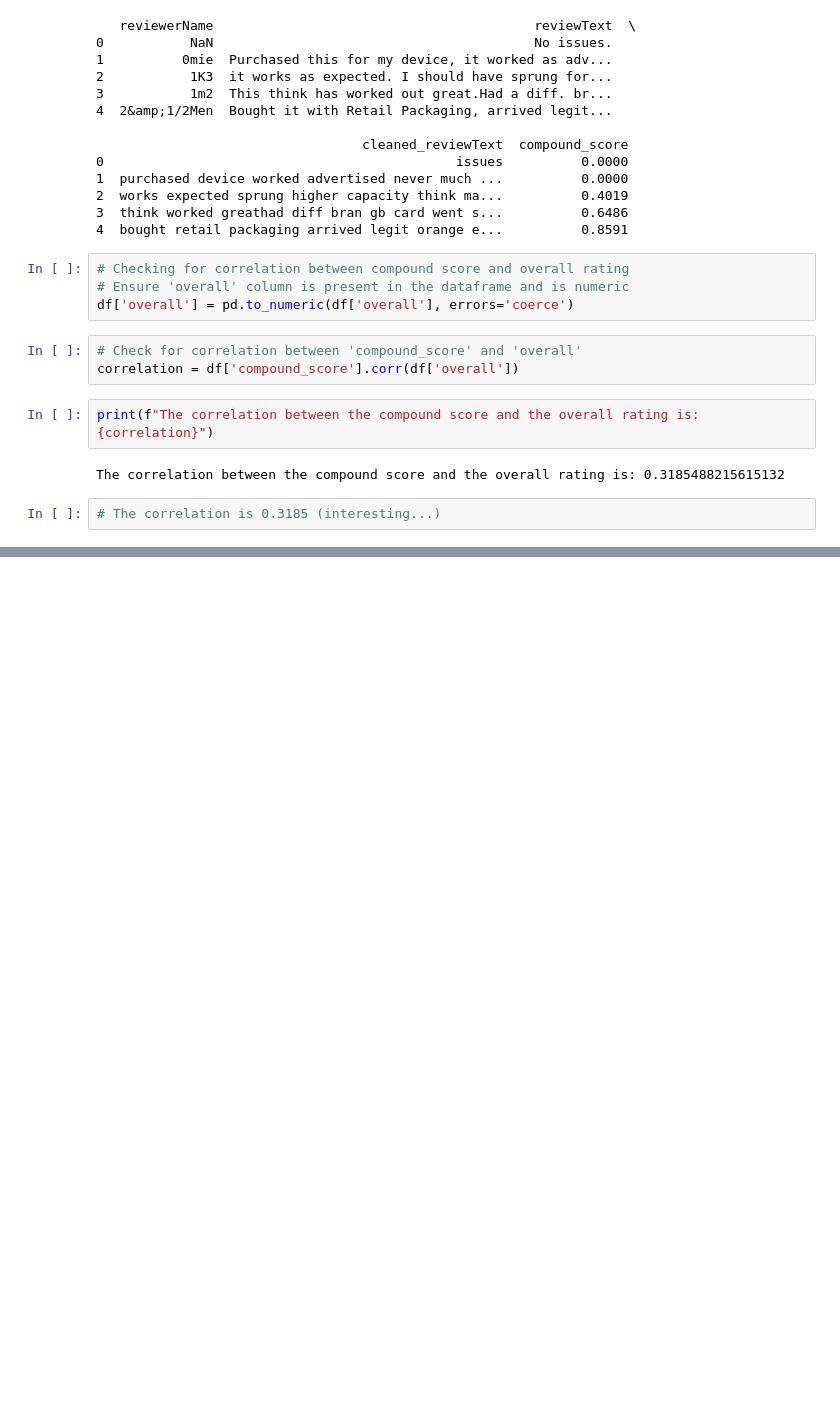
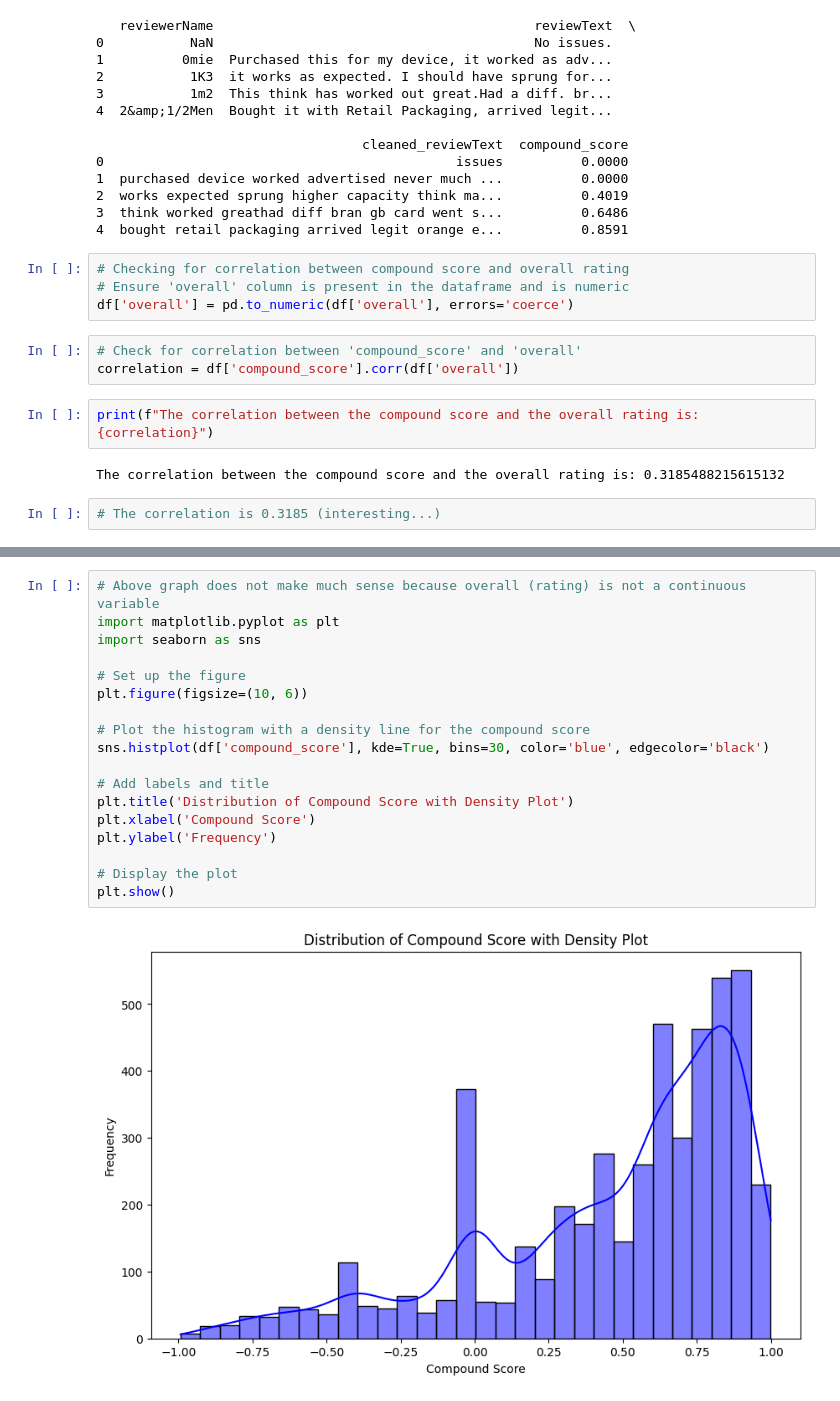
Before and after one commit to awhitehouse1/DS4002-Project-1, a Jupyter notebook: Vader.ipynb, the cells around one changed output, grey strips where cells are left out. Saved outputs shown, nothing was run; the diff lists cells and outputs as text; blank space fills up the shorter version.

```diff
--- a/Vader.ipynb
+++ b/Vader.ipynb
@@ -94,0 +133,20 @@ The correlation between the compound score and the overall rating is: 0.31854882
+# %%
+# Above graph does not make much sense because overall (rating) is not a continuous variable
+import matplotlib.pyplot as plt
+import seaborn as sns
+
+# Set up the figure
+plt.figure(figsize=(10, 6))
+
+# Plot the histogram with a density line for the compound score
+sns.histplot(df['compound_score'], kde=True, bins=30, color='blue', edgecolor='black')
+
+# Add labels and title
+plt.title('Distribution of Compound Score with Density Plot')
+plt.xlabel('Compound Score')
+plt.ylabel('Frequency')
+
+# Display the plot
+plt.show()
+# %% [output]
+[figure, added]
```
Also changed, not shown: parts of 14 cells of this notebook.
